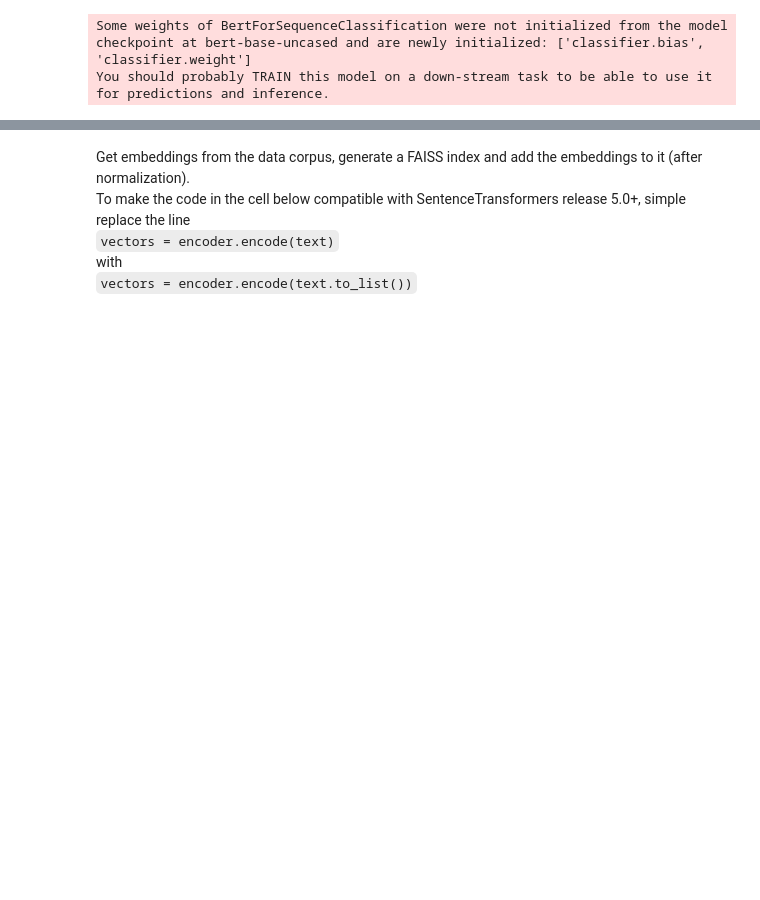
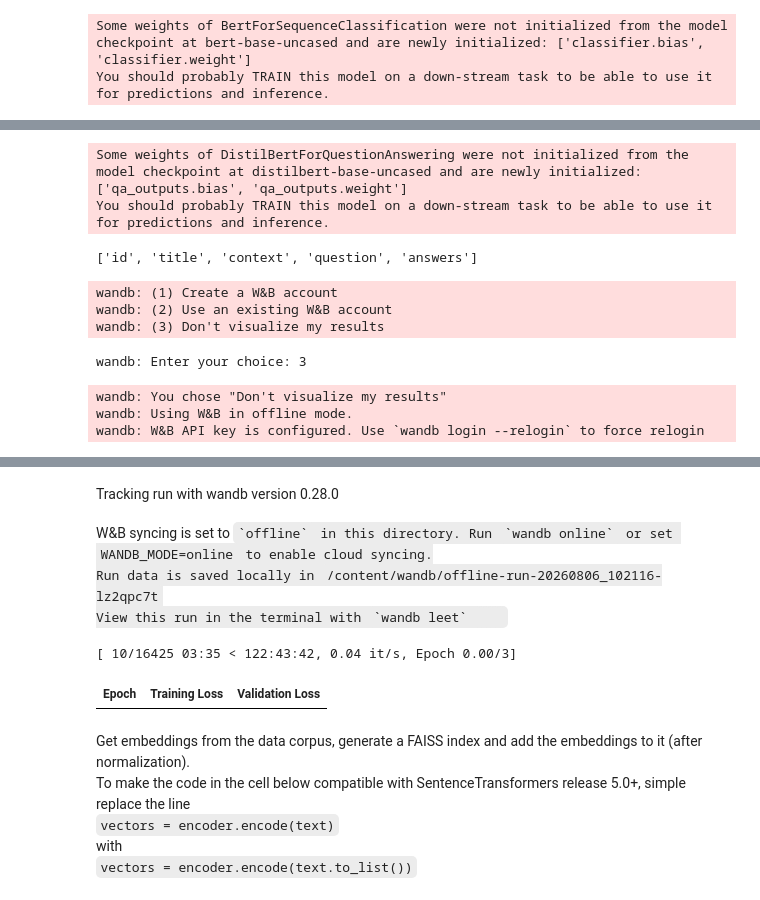
Before and after one commit to shekharsiva26/RayTracerChallenge, a Jupyter notebook: Chapter 2/CH02_NB01_Iozzia.ipynb, the cells around one changed output, grey strips where cells are left out. Drawn from its saved outputs; the diff is of its cells as text; code cells hidden in the pictures; blank space fills up the shorter version.

```diff
--- a/Chapter 2/CH02_NB01_Iozzia.ipynb
+++ b/Chapter 2/CH02_NB01_Iozzia.ipynb
@@ -155,0 +213,44 @@ model = GPT2LMHeadModel.from_pretrained('gpt2')
+# %%
+from transformers import AutoModelForQuestionAnswering
+model = AutoModelForQuestionAnswering.from_pretrained("distilbert-base-uncased")
+# %% [output]
+Some weights of DistilBertForQuestionAnswering were not initialized from the model checkpoint at distilbert-base-uncased and are newly initialized: ['qa_outputs.bias', 'qa_outputs.weight']
+You should probably TRAIN this model on a down-stream task to be able to use it for predictions and inference.
+# %%
+from transformers import DefaultDataCollator
+data_collator = DefaultDataCollator()
+# %%
+from transformers import TrainingArguments, Trainer
+training_args = TrainingArguments(
+output_dir="my_awesome_qa_model",
+eval_strategy="epoch",
+learning_rate=2e-5,
+per_device_train_batch_size=16,
+per_device_eval_batch_size=16,
+num_train_epochs=3,
+weight_decay=0.01,
+push_to_hub=False,
+)
+# %%
+print(training_set.column_names)
+# %% [output]
+['id', 'title', 'context', 'question', 'answers']
+# %%
+trainer = Trainer(
+model=model,
+args=training_args,
+train_dataset=tokenized_dataset["train"],
+eval_dataset=tokenized_dataset["validation"],
+tokenizer=tokenizer,
+data_collator=data_collator,
+)
+# %%
+trainer.train()
+# %% [output]
+wandb: (1) Create a W&B account
+wandb: (2) Use an existing W&B account
+wandb: (3) Don't visualize my results
+wandb: Enter your choice: 3
+wandb: You chose "Don't visualize my results"
+wandb: Using W&B in offline mode.
+wandb: W&B API key is configured. Use `wandb login --relogin` to force relogin
@@ -156,3 +258,9 @@ model = GPT2LMHeadModel.from_pretrained('gpt2')
+Tracking run with wandb version 0.28.0
+W&B syncing is set to `offline` in this directory. Run `wandb online` or set WANDB_MODE=online to enable cloud syncing.
+Run data is saved locally in /content/wandb/offline-run-20260806_102116-lz2qpc7t
+View this run in the terminal with `wandb leet`
+[ 10/16425 03:35 < 122:43:42, 0.04 it/s, Epoch 0.00/3]
+| Epoch | Training Loss | Validation Loss |
 # %% [markdown]
 Get embeddings from the data corpus, generate a FAISS index and add the embeddings to it (after normalization).
 To make the code in the cell below compatible with SentenceTransformers release 5.0+, simple replace the line
```
Also changed, not shown: parts of 9 cells of this notebook.
